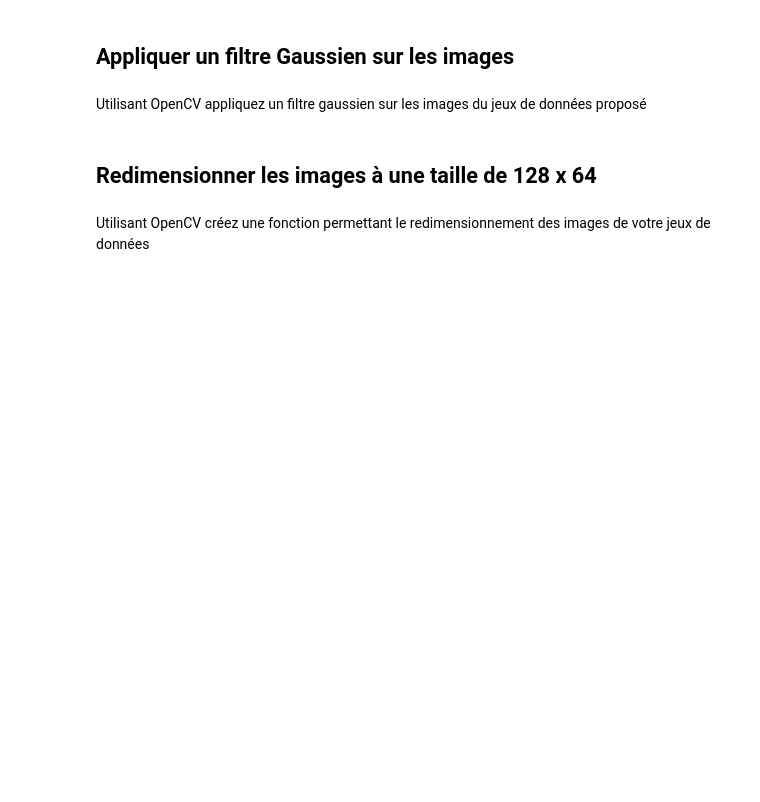
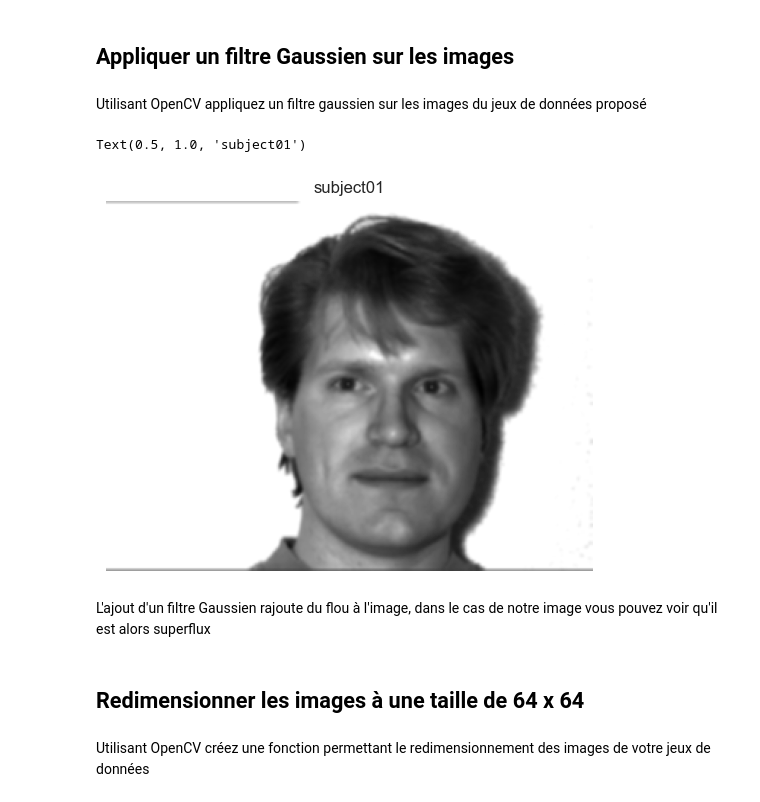
Before and after one commit to MohamedNennouche/Computer-Vision-with-Python, a Jupyter notebook: Projets complementaires/Seance4/face_classification.ipynb, the cells around one changed output. Cells and saved outputs as stored; diff of their text form; code cells hidden in the pictures; blank space fills up the shorter version.

```diff
--- a/Projets complementaires/Seance4/face_classification.ipynb
+++ b/Projets complementaires/Seance4/face_classification.ipynb
@@ -34,7 +87,22 @@ Créer une fonction permettant la lecture des images ainsi que la création d'un
 ## Appliquer un filtre Gaussien sur les images
 # %% [markdown]
 Utilisant OpenCV appliquez un filtre gaussien sur les images du jeux de données proposé
+# %%
+# fonction Lambda
+gaussian_blur = lambda images: [cv.GaussianBlur(image, (3,3), 0) for image in images]
+
+images = gaussian_blur(images)
+
+plt.imshow(images[0], cmap="gray")
+plt.grid(False)
+plt.axis("off")
+plt.title(labels[0])
+# %% [output]
+Text(0.5, 1.0, 'subject01')
+[figure, added]
+# %% [markdown]
+L'ajout d'un filtre Gaussien rajoute du flou à l'image, dans le cas de notre image vous pouvez voir qu'il est alors superflux
 # %% [markdown]
-## Redimensionner les images à une taille de 128 x 64
+## Redimensionner les images à une taille de 64 x 64
 # %% [markdown]
 Utilisant OpenCV créez une fonction permettant le redimensionnement des images de votre jeux de données
```
Also changed, not shown: parts of 29 cells of this notebook, 1 other file.
